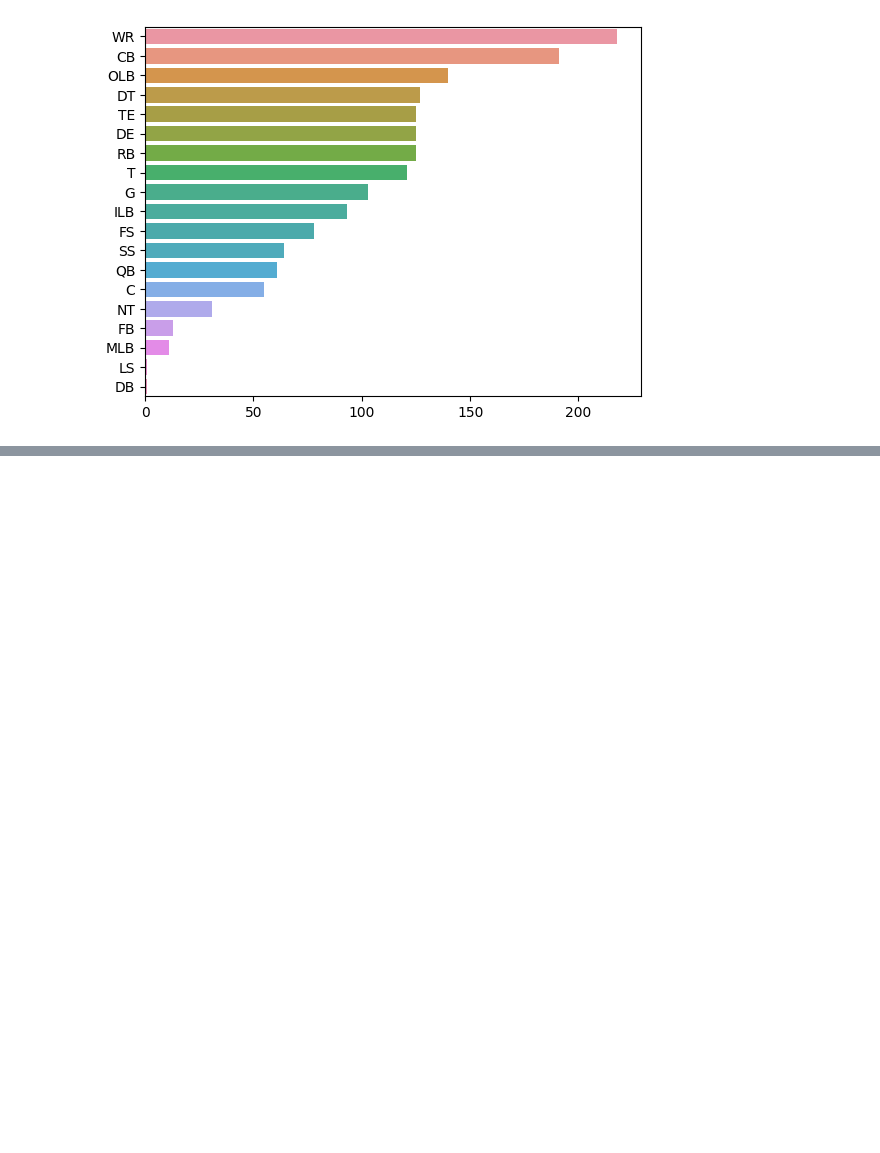
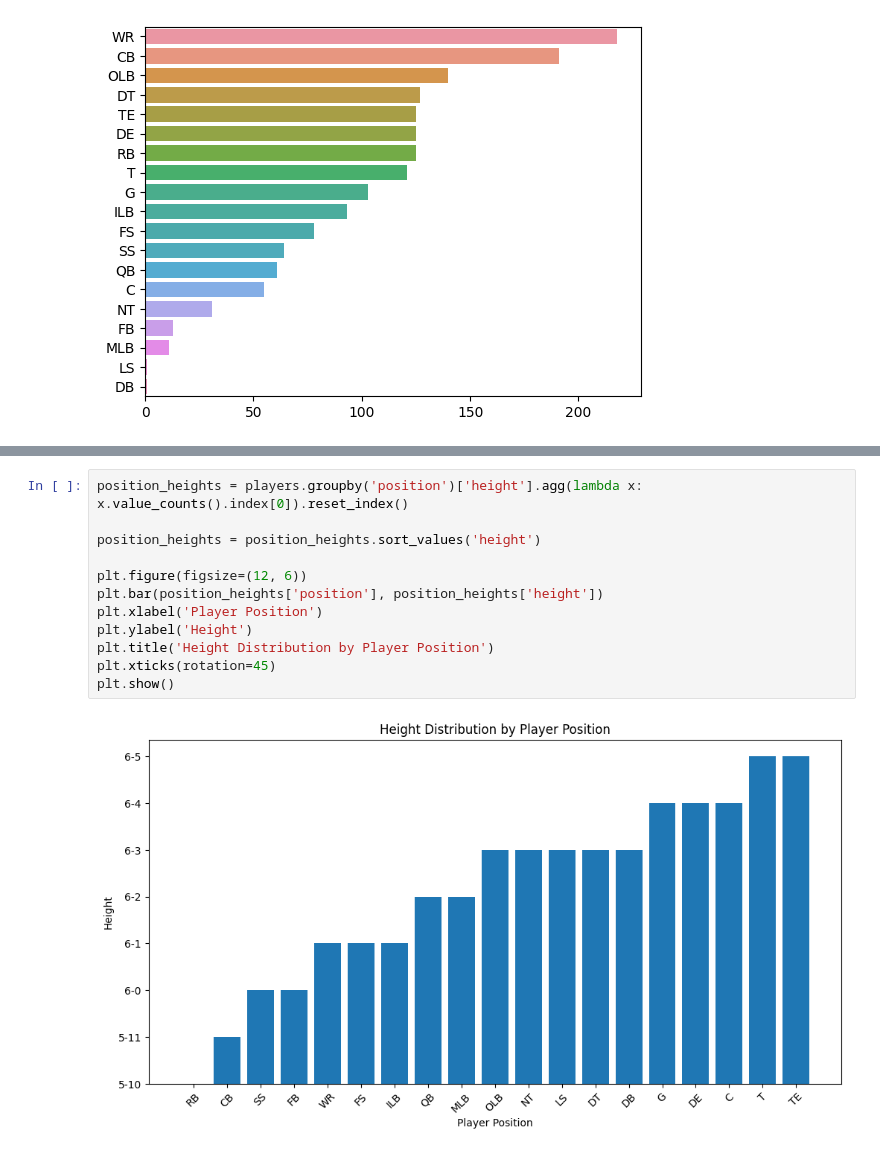
Before and after one commit to glaframb71/CS39AA-Project, a Jupyter notebook: 39aa-project.ipynb, the cells around one changed output, grey strips where cells are left out. Saved outputs shown, nothing was run; the diff lists cells and outputs as text; blank space fills up the shorter version.

```diff
--- a/39aa-project.ipynb
+++ b/39aa-project.ipynb
@@ -136,0 +155,14 @@ sns.barplot(x=y, y=x)
+# %%
+position_heights = players.groupby('position')['height'].agg(lambda x: x.value_counts().index[0]).reset_index()
+
+position_heights = position_heights.sort_values('height')
+
+plt.figure(figsize=(12, 6))
+plt.bar(position_heights['position'], position_heights['height'])
+plt.xlabel('Player Position')
+plt.ylabel('Height')
+plt.title('Height Distribution by Player Position')
+plt.xticks(rotation=45)
+plt.show()
+# %% [output]
+[figure, added]
```
Also changed, not shown: parts of 3 cells of this notebook.
